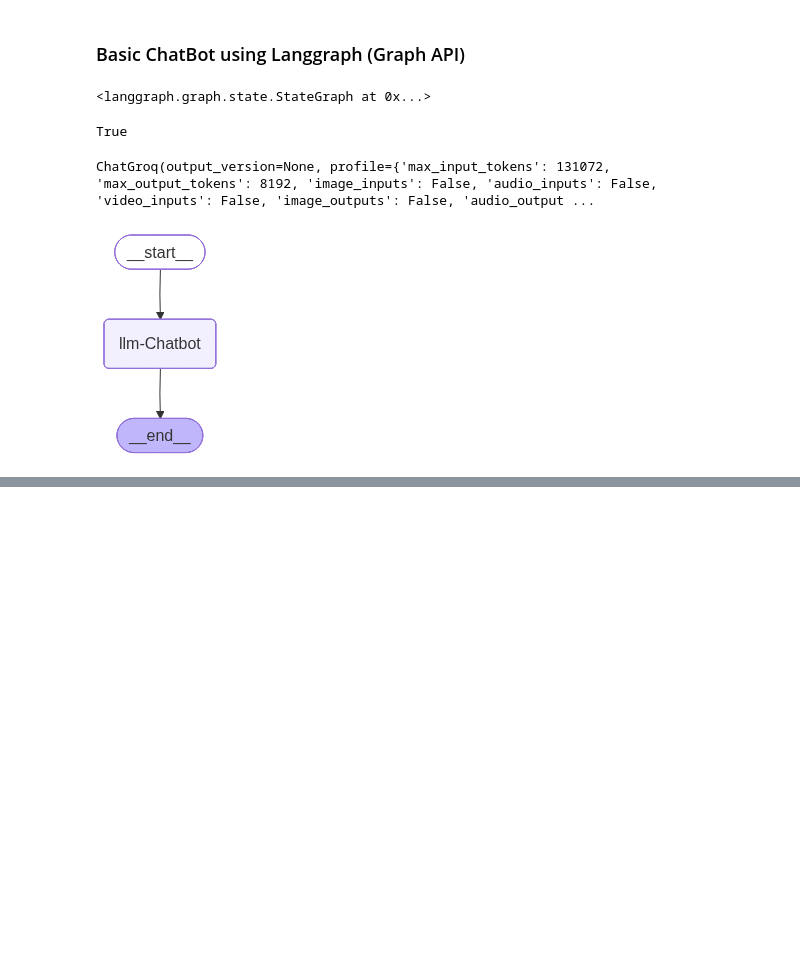
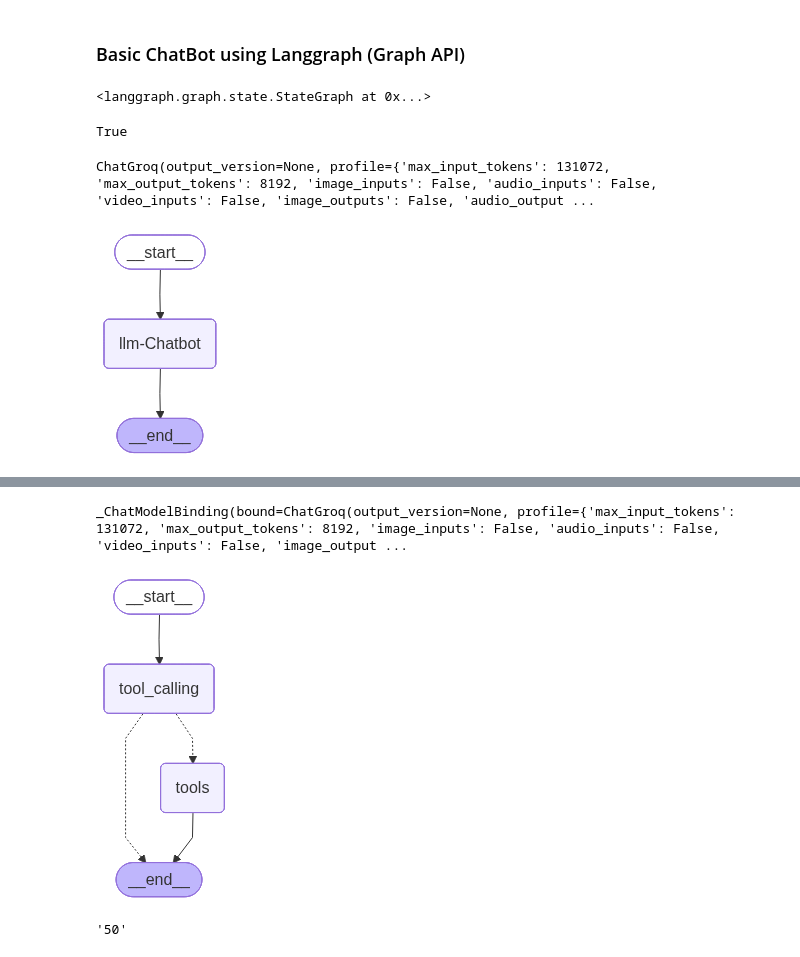
Before and after one commit to Rishi5377/Learn-Langgraph, a Jupyter notebook: ChatBot/1-Chatbot.ipynb, the cells around one changed output, grey strips where cells are left out. Drawn from its saved outputs; the diff is of its cells as text; code cells hidden in the pictures; blank space fills up the shorter version.

Commit message:
Adding Tools to chatbot

```diff
--- a/ChatBot/1-Chatbot.ipynb
+++ b/ChatBot/1-Chatbot.ipynb
@@ -104,0 +130,62 @@ response["messages"][-1].content
+# %%
+# Custom Function tools (How does llm read the docs string and use it to invoke the tool?)
+
+def multiply(x: int, y: int) -> int:
+    """
+    Multiply x and y
+
+    Args:
+        x (int): first int
+        y (int): second int
+
+    Returns:
+        int: output int.
+
+    """
+    return x * y
+# %%
+tools = [tool, multiply]
+# %%
+llm_with_tool = llm.bind_tools(tools)
+# %%
+llm_with_tool
+# %% [output]
+_ChatModelBinding(bound=ChatGroq(output_version=None, profile={'max_input_tokens': 131072, 'max_output_tokens': 8192, 'image_inputs': False, 'audio_inputs': False, 'video_inputs': False, 'image_output ...
+# %%
+# StateGraph
+
+from langgraph.graph import StateGraph,START,END
+
+from langgraph.prebuilt import ToolNode,tools_condition
+
+
+# Node Definition
+
+def tool_calling(state:State):
+    return {"messages": [llm_with_tool.invoke(state["messages"])]}
+
+# Graph Construction
+
+builder = StateGraph(State)
+
+builder.add_node("tool_calling", tool_calling)
+builder.add_node("tools", ToolNode(tools))
+
+builder.add_edge(START,"tool_calling")
+builder.add_conditional_edges(
+    "tool_calling",
+
+    # If the latest message from the assaistant contains a tool call, the tools condition route to the tool node
+    # If not, it routes to the END state
+
+    tools_condition
+)
+
+builder.add_edge("tools", END)
+
+graph = builder.compile()
+
+from IPython.display import Image, display
+display(Image(graph.get_graph().draw_mermaid_png()))
+# %% [output]
+[figure, added]
@@ -104,0 +194,4 @@ response["messages"][-1].content
+# %%
+response['messages'][-1].content
+# %% [output]
+'50'
```
Also changed, not shown: parts of 7 cells of this notebook.
